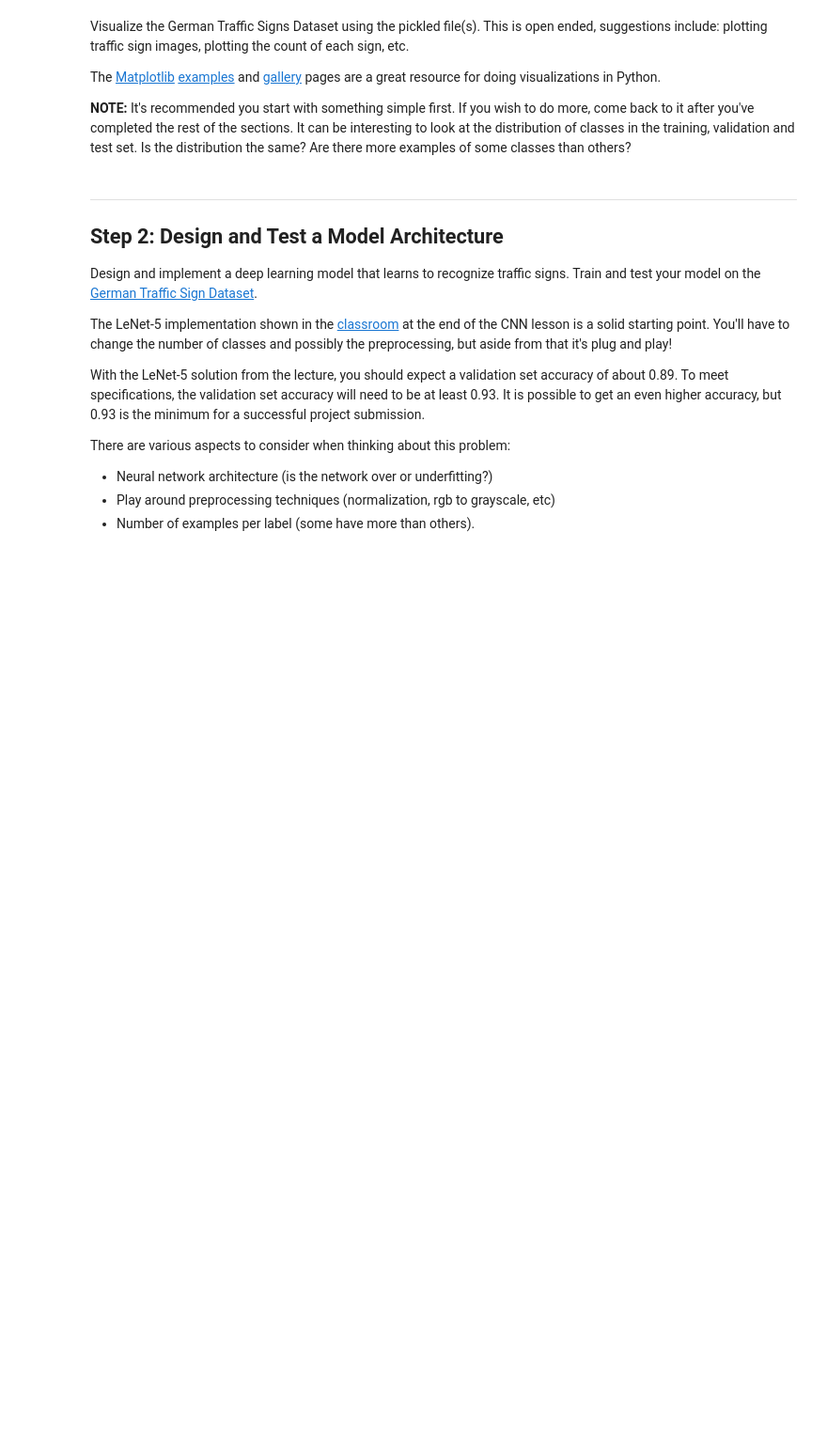
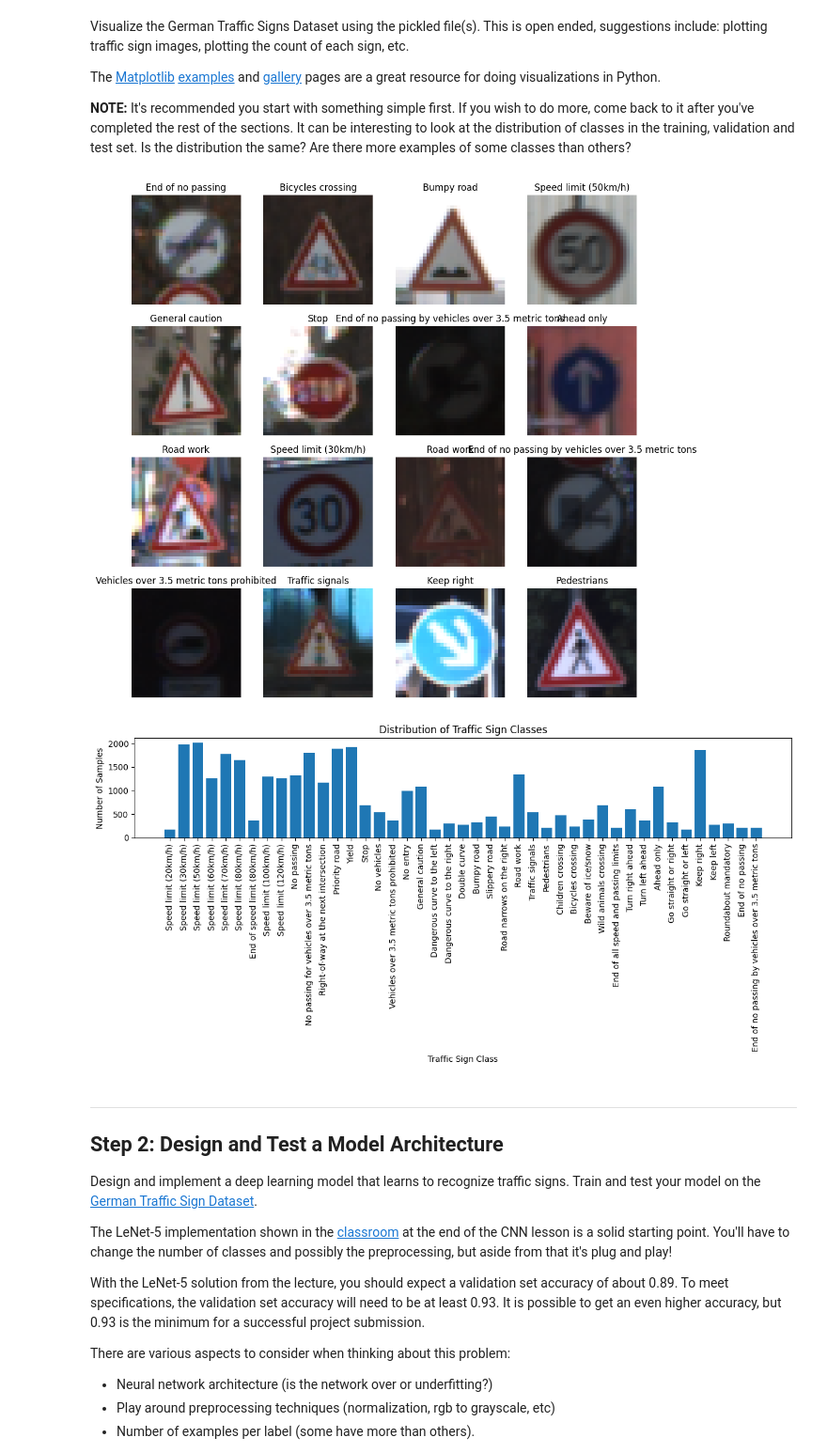
Before and after one commit to sirsjosh/traffic-light-classifier, a Jupyter notebook: Traffic_Sign_Classifier.ipynb, the cells around one changed output. Shown at 94% size. Drawn from its saved outputs; the diff is of its cells as text; code cells hidden in the pictures; blank space fills up the shorter version.

```diff
--- a/Traffic_Sign_Classifier.ipynb
+++ b/Traffic_Sign_Classifier.ipynb
@@ -20,14 +29,11 @@ The [rubric](https://review.udacity.com/#!/rubrics/481/view) contains "Stand Out
 ---
 ## Step 0: Load The Data
 # %%
-# Load pickled data
-import pickle
-
 # TODO: Fill this in based on where you saved the training and testing data
 
-training_file = ?
-validation_file=?
-testing_file = ?
+training_file = 'traffic-signs-data/train.p'
+validation_file= 'traffic-signs-data/valid.p'
+testing_file = 'traffic-signs-data/test.p'
 
 with open(training_file, mode='rb') as f:
     train = pickle.load(f)
@@ -94,3 +99,38 @@ import matplotlib.pyplot as plt
+# %%
+# Load the sign names mapping
+signnames = pd.read_csv('signnames.csv')
+
+# Extract the features and labels
+features = train['features']
+labels = train['labels']
+
+# Count the occurrences of each sign class
+class_counts = np.bincount(labels)
+
+# Visualize a random sample of traffic sign images
+plt.figure(figsize=(12, 12))
+for i in range(16):  # Change the number of samples as needed
+    plt.subplot(4, 4, i + 1)
+    index = random.randint(0, len(features) - 1)
+    image = features[index]
+    label = labels[index]
+    plt.title(signnames['SignName'][label])
+    plt.imshow(image)
+    plt.axis('off')
+
+# Visualize the distribution of sign classes
+plt.figure(figsize=(12, 6))
+plt.bar(range(len(class_counts)), class_counts, tick_label=signnames['SignName'], align='center')
+plt.xticks(rotation=90)
+plt.xlabel('Traffic Sign Class')
+plt.ylabel('Number of Samples')
+plt.title('Distribution of Traffic Sign Classes')
+
+plt.tight_layout()
+plt.show()
+# %% [output]
+[figure, added]
+[figure, added]
 # %% [markdown]
 ----
 
```
Also changed, not shown: parts of 16 cells of this notebook.
